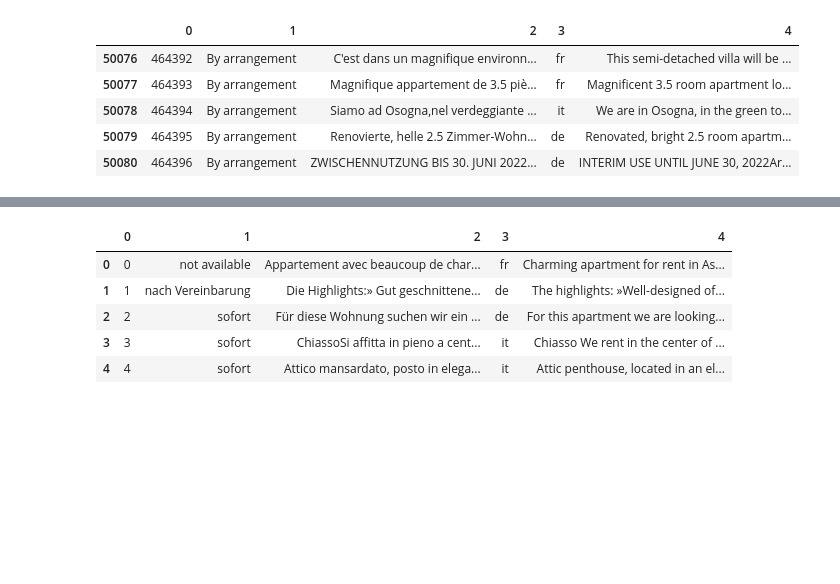
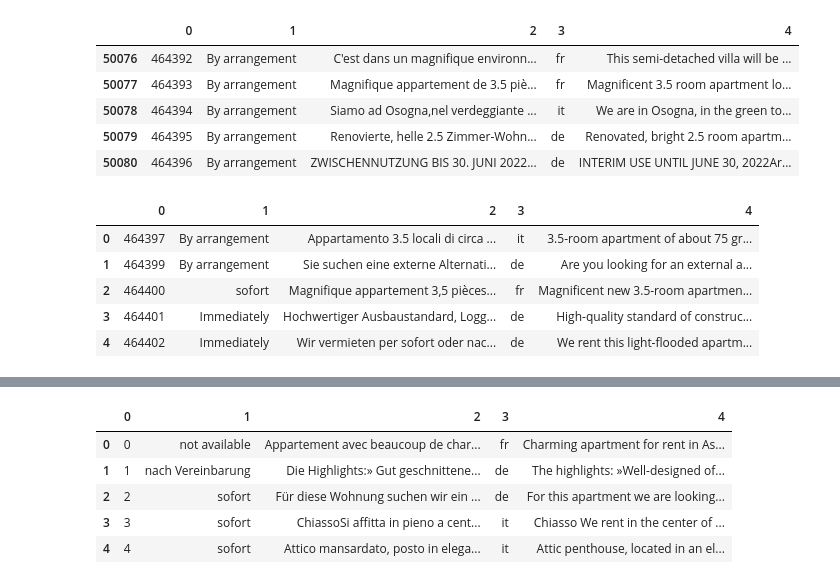
Before and after one commit to michaji/Housing_Project, a Jupyter notebook: working_translation.ipynb, the cells around one changed output, grey strips where cells are left out. Saved outputs shown, nothing was run; the diff lists cells and outputs as text; code cells hidden in the pictures; blank space fills up the shorter version.

```diff
--- a/working_translation.ipynb
+++ b/working_translation.ipynb
@@ -233,3 +234,12 @@ df_8.tail()
 | 50078 | 464394 | By arrangement | Siamo ad Osogna,nel verdeggiante ... | it | We are in Osogna, in the green to... |
 | 50079 | 464395 | By arrangement | Renovierte, helle 2.5 Zimmer-Wohn... | de | Renovated, bright 2.5 room apartm... |
 | 50080 | 464396 | By arrangement | ZWISCHENNUTZUNG BIS 30. JUNI 2022... | de | INTERIM USE UNTIL JUNE 30, 2022Ar... |
+# %%
+df_9.head()
+# %% [output]
+|  | 0 | 1 | 2 | 3 | 4 |
+| 0 | 464397 | By arrangement | Appartamento 3.5 locali di circa ... | it | 3.5-room apartment of about 75 gr... |
+| 1 | 464399 | By arrangement | Sie suchen eine externe Alternati... | de | Are you looking for an external a... |
+| 2 | 464400 | sofort | Magnifique appartement 3,5 pièces... | fr | Magnificent new 3.5-room apartmen... |
+| 3 | 464401 | Immediately | Hochwertiger Ausbaustandard, Logg... | de | High-quality standard of construc... |
+| 4 | 464402 | Immediately | Wir vermieten per sofort oder nac... | de | We rent this light-flooded apartm... |
```
Also changed, not shown: parts of 38 cells of this notebook.
